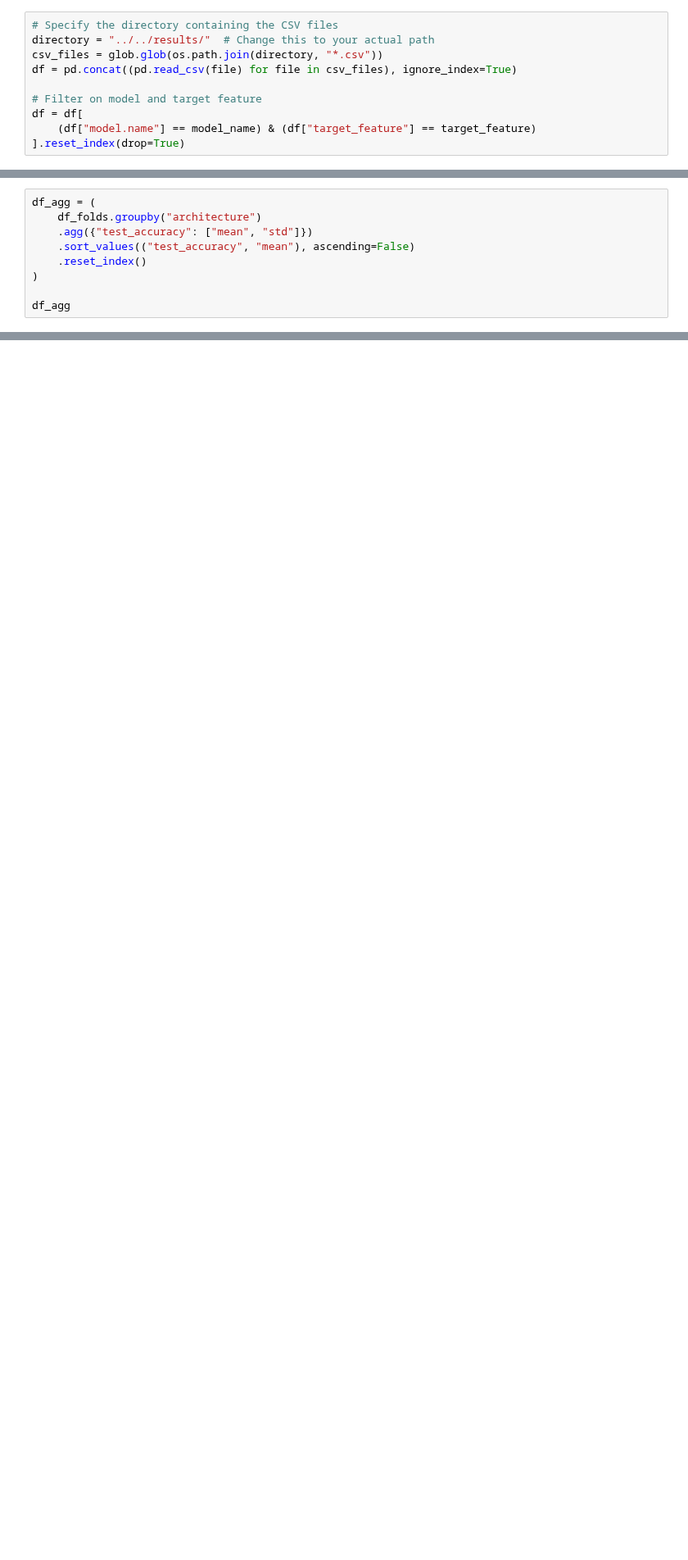
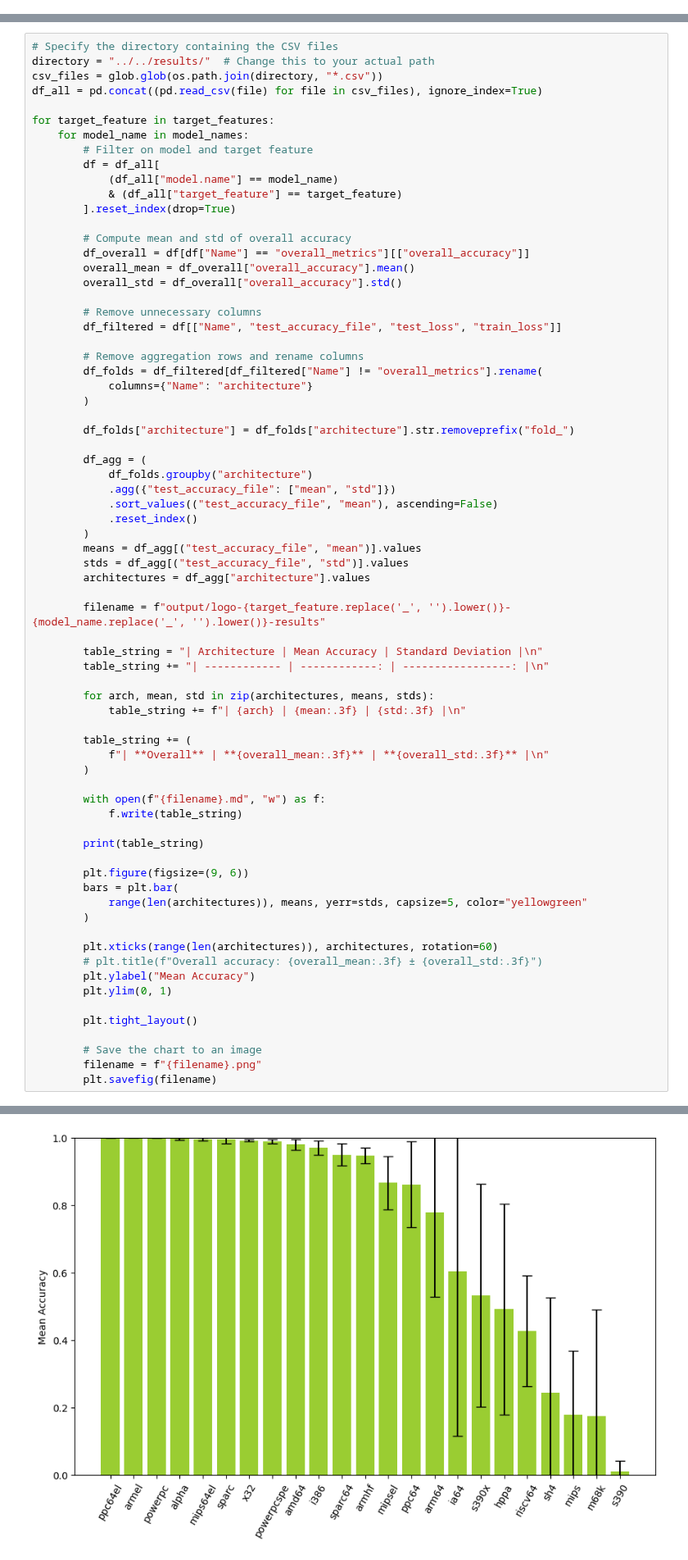
Before and after one commit to mikkelsvartveit/thesis, a Jupyter notebook: masterproject/code/src/analysis/barchart.ipynb, the cells around one changed output, grey strips where cells are left out. Shown at 82% size. Saved outputs shown, nothing was run; the diff lists cells and outputs as text; blank space fills up the shorter version.

Commit message:
Add new results

```diff
--- a/masterproject/code/src/analysis/barchart.ipynb
+++ b/masterproject/code/src/analysis/barchart.ipynb
@@ -16,10 +18,0 @@ target_feature = "instructionwidth_type"
-# %%
-# Specify the directory containing the CSV files
-directory = "../../results/"  # Change this to your actual path
-csv_files = glob.glob(os.path.join(directory, "*.csv"))
-df = pd.concat((pd.read_csv(file) for file in csv_files), ignore_index=True)
-
-# Filter on model and target feature
-df = df[
-    (df["model.name"] == model_name) & (df["target_feature"] == target_feature)
-].reset_index(drop=True)
@@ -50,9 +18,0 @@ df_folds.head()
-# %%
-df_agg = (
-    df_folds.groupby("architecture")
-    .agg({"test_accuracy": ["mean", "std"]})
-    .sort_values(("test_accuracy", "mean"), ascending=False)
-    .reset_index()
-)
-
-df_agg
@@ -146,0 +19,72 @@ plt.tight_layout()
+# %%
+# Specify the directory containing the CSV files
+directory = "../../results/"  # Change this to your actual path
+csv_files = glob.glob(os.path.join(directory, "*.csv"))
+df_all = pd.concat((pd.read_csv(file) for file in csv_files), ignore_index=True)
+
+for target_feature in target_features:
+    for model_name in model_names:
+        # Filter on model and target feature
+        df = df_all[
+            (df_all["model.name"] == model_name)
+            & (df_all["target_feature"] == target_feature)
+        ].reset_index(drop=True)
+
+        # Compute mean and std of overall accuracy
+        df_overall = df[df["Name"] == "overall_metrics"][["overall_accuracy"]]
+        overall_mean = df_overall["overall_accuracy"].mean()
+        overall_std = df_overall["overall_accuracy"].std()
+
+        # Remove unnecessary columns
+        df_filtered = df[["Name", "test_accuracy_file", "test_loss", "train_loss"]]
+
+        # Remove aggregation rows and rename columns
+        df_folds = df_filtered[df_filtered["Name"] != "overall_metrics"].rename(
+            columns={"Name": "architecture"}
+        )
+
+        df_folds["architecture"] = df_folds["architecture"].str.removeprefix("fold_")
+
+        df_agg = (
+            df_folds.groupby("architecture")
+            .agg({"test_accuracy_file": ["mean", "std"]})
+            .sort_values(("test_accuracy_file", "mean"), ascending=False)
+            .reset_index()
+        )
+        means = df_agg[("test_accuracy_file", "mean")].values
+        stds = df_agg[("test_accuracy_file", "std")].values
+        architectures = df_agg["architecture"].values
+
+        filename = f"output/logo-{target_feature.replace('_', '').lower()}-{model_name.replace('_', '').lower()}-results"
+
+        table_string = "| Architecture | Mean Accuracy | Standard Deviation |\n"
+        table_string += "| ------------ | ------------: | -----------------: |\n"
+
+        for arch, mean, std in zip(architectures, means, stds):
+            table_string += f"| {arch} | {mean:.3f} | {std:.3f} |\n"
+
+        table_string += (
+            f"| **Overall** | **{overall_mean:.3f}** | **{overall_std:.3f}** |\n"
+        )
+
+        with open(f"{filename}.md", "w") as f:
+            f.write(table_string)
+
+        print(table_string)
+
+        plt.figure(figsize=(9, 6))
+        bars = plt.bar(
+            range(len(architectures)), means, yerr=stds, capsize=5, color="yellowgreen"
+        )
+
+        plt.xticks(range(len(architectures)), architectures, rotation=60)
+        # plt.title(f"Overall accuracy: {overall_mean:.3f} ± {overall_std:.3f}")
+        plt.ylabel("Mean Accuracy")
+        plt.ylim(0, 1)
+
+        plt.tight_layout()
+
+        # Save the chart to an image
+        filename = f"{filename}.png"
+        plt.savefig(filename)
+# %% [output]
@@ -146,0 +108 @@ plt.tight_layout()
+[figure, added]
```
Also changed, not shown: parts of 5 cells of this notebook, 23 other files.
